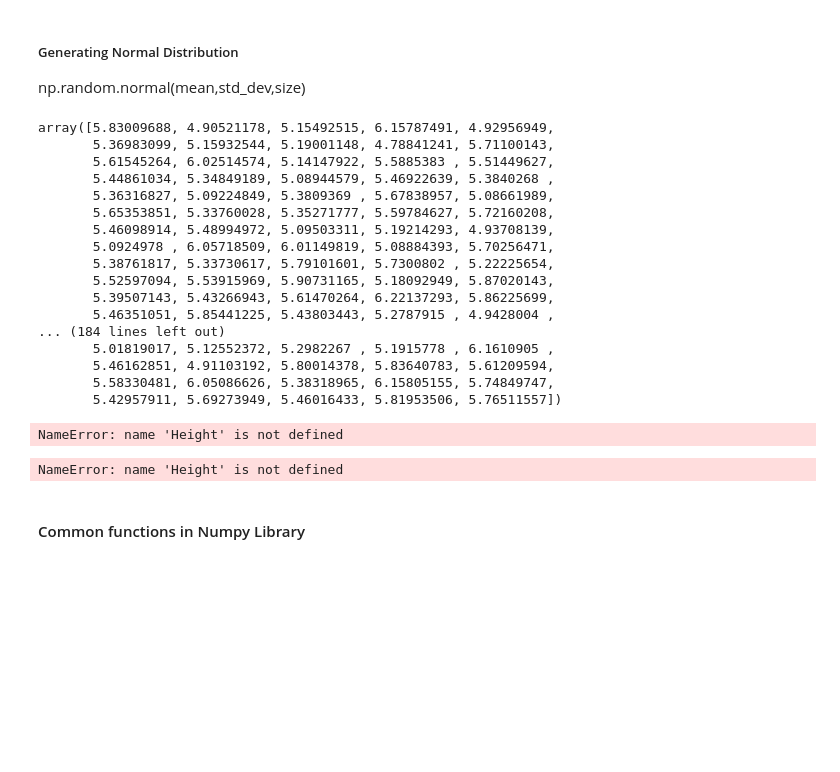
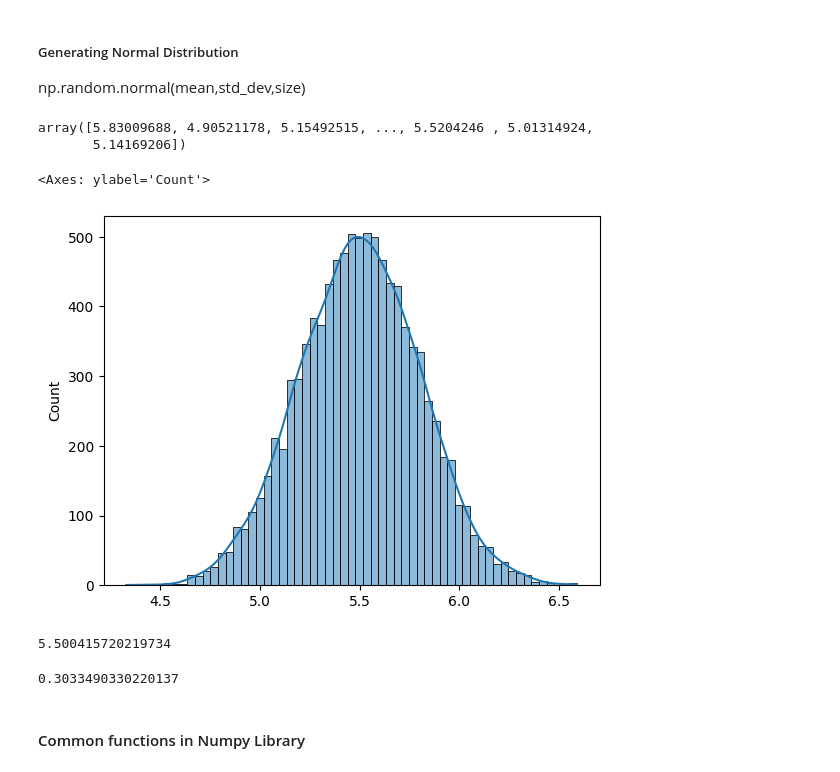
Before and after one commit to mohitess1/Advanced-Python, a Jupyter notebook: Session 7 Numpy Array/Numpyarrays.ipynb, the cells around one changed output. Cells and saved outputs as stored; diff of their text form; code cells hidden in the pictures; blank space fills up the shorter version.

Commit message:
numpy arrays

```diff
--- a/Session 7 Numpy Array/Numpyarrays.ipynb
+++ b/Session 7 Numpy Array/Numpyarrays.ipynb
@@ -342,37 +349,27 @@ array([6, 4, 5, 1, 2, 4, 6, 1, 1, 2, 5, 6, 5, 2, 3, 5, 6, 3, 5, 4, 5, 3,
 np.random.normal(mean,std_dev,size)
 # %%
 np.random.seed(64)
-Height = np.random.normal(5.5,0.3,size=1000)
-Height
+height = np.random.normal(5.5,0.3,size=10000)
+height
 # %% [output]
-array([5.83009688, 4.90521178, 5.15492515, 6.15787491, 4.92956949,
-       5.36983099, 5.15932544, 5.19001148, 4.78841241, 5.71100143,
-       5.61545264, 6.02514574, 5.14147922, 5.5885383 , 5.51449627,
-       5.44861034, 5.34849189, 5.08944579, 5.46922639, 5.3840268 ,
-       5.36316827, 5.09224849, 5.3809369 , 5.67838957, 5.08661989,
-       5.65353851, 5.33760028, 5.35271777, 5.59784627, 5.72160208,
-       5.46098914, 5.48994972, 5.09503311, 5.19214293, 4.93708139,
-       5.0924978 , 6.05718509, 6.01149819, 5.08884393, 5.70256471,
-       5.38761817, 5.33730617, 5.79101601, 5.7300802 , 5.22225654,
-       5.52597094, 5.53915969, 5.90731165, 5.18092949, 5.87020143,
-       5.39507143, 5.43266943, 5.61470264, 6.22137293, 5.86225699,
-       5.46351051, 5.85441225, 5.43803443, 5.2787915 , 4.9428004 ,
-... (184 lines left out)
-       5.01819017, 5.12552372, 5.2982267 , 5.1915778 , 6.1610905 ,
-       5.46162851, 4.91103192, 5.80014378, 5.83640783, 5.61209594,
-       5.58330481, 6.05086626, 5.38318965, 6.15805155, 5.74849747,
-       5.42957911, 5.69273949, 5.46016433, 5.81953506, 5.76511557])
+array([5.83009688, 4.90521178, 5.15492515, ..., 5.5204246 , 5.01314924,
+       5.14169206])
 # %%
 from warnings import filterwarnings
 filterwarnings ('ignore')
 # %%
 import seaborn as sns
-sns.histplot(data=Height,kde=True)
+sns.histplot(data=height,kde=True)
 # %% [output]
-NameError: name 'Height' is not defined
+<Axes: ylabel='Count'>
+[figure, added]
 # %%
-np.mean(Height)
+np.mean(height)
 # %% [output]
-NameError: name 'Height' is not defined
+5.500415720219734
+# %%
+np.std(height)
+# %% [output]
+0.3033490330220137
 # %% [markdown]
 #### Common functions in Numpy Library
```
Also changed, not shown: parts of 27 cells of this notebook, 1 other file.
